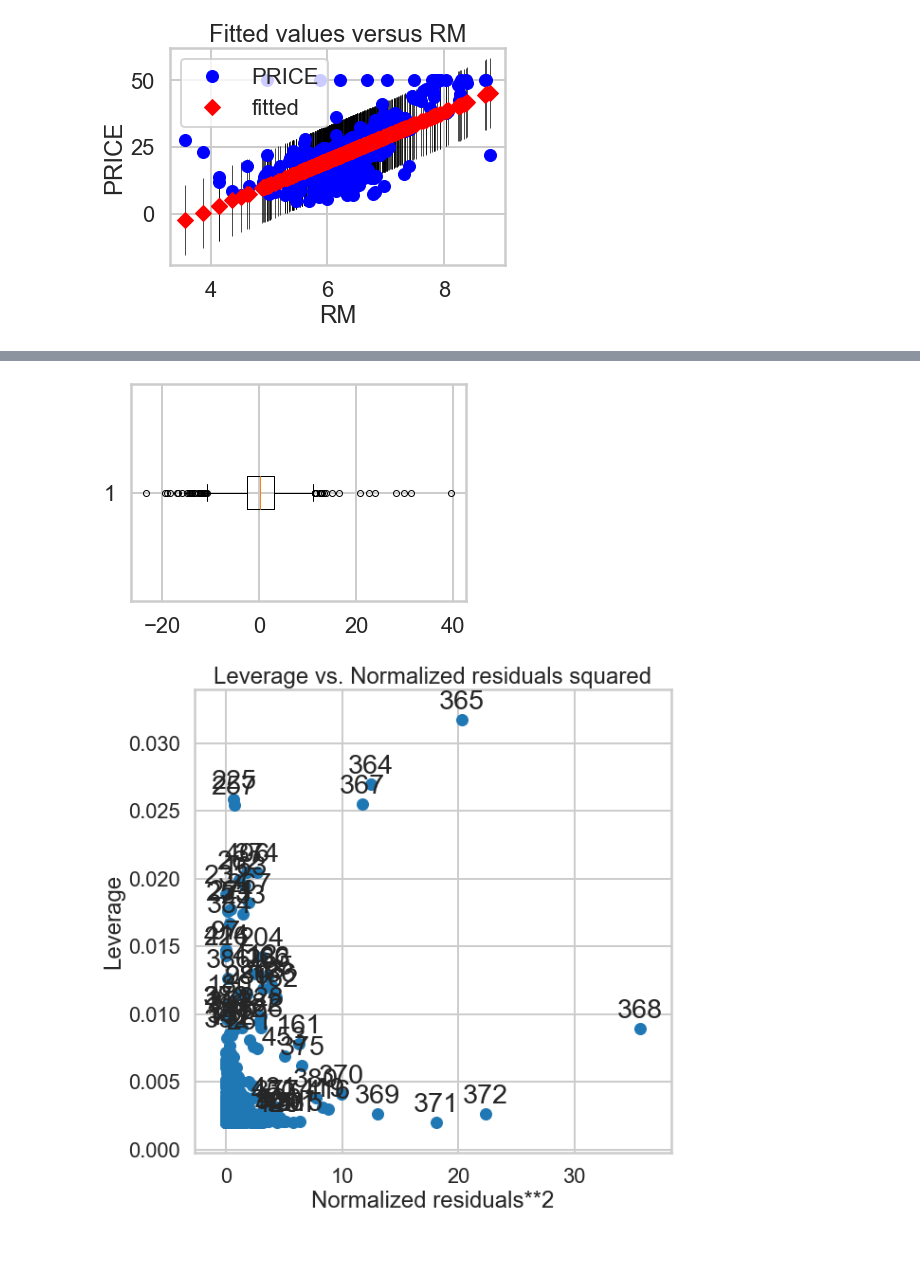
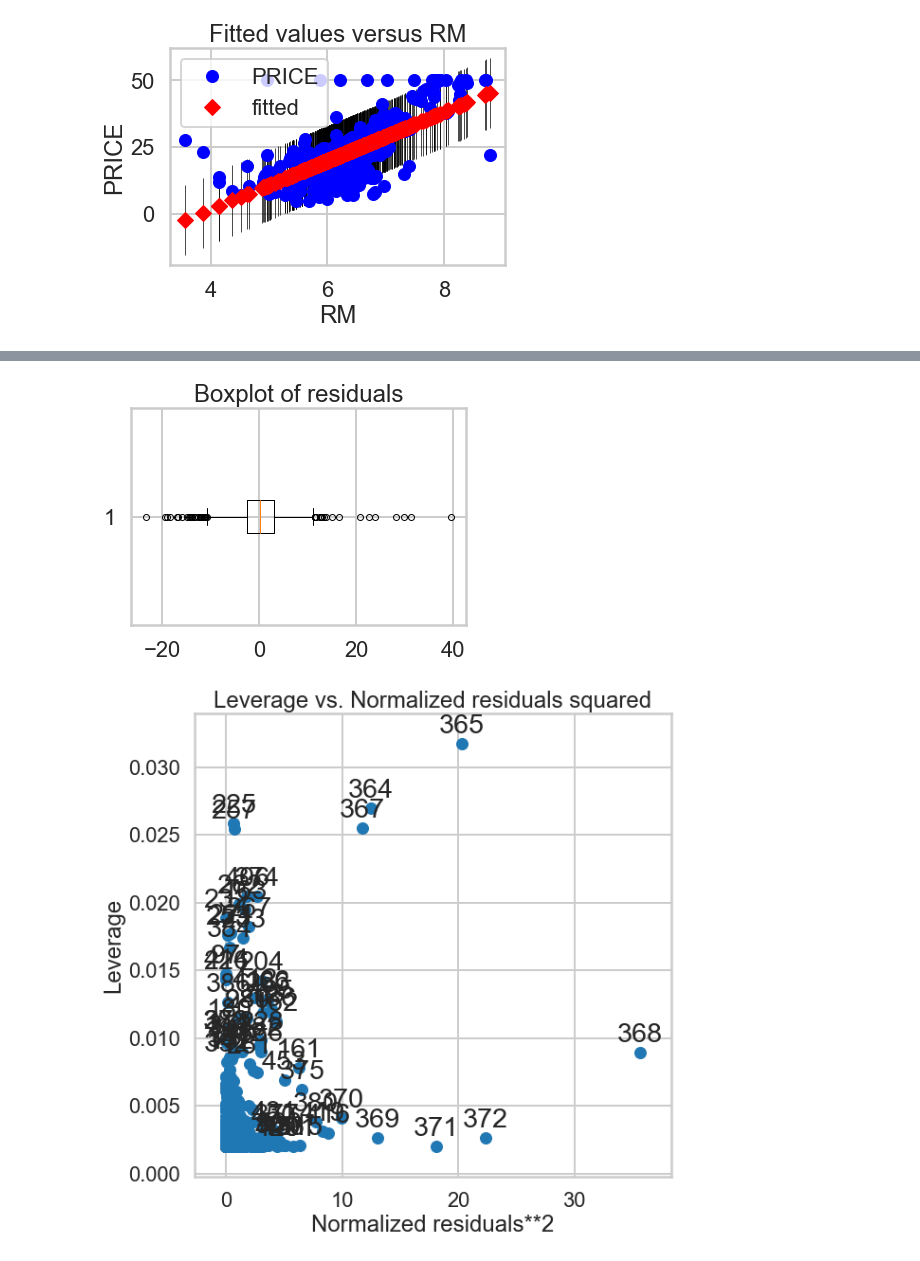
Before and after one commit to scottpenn/linear_regression, a Jupyter notebook: Mini_Project_Linear_Regression.ipynb, the cells around one changed output, grey strips where cells are left out. Drawn from its saved outputs; the diff is of its cells as text; code cells hidden in the pictures.

```diff
--- a/Mini_Project_Linear_Regression.ipynb
+++ b/Mini_Project_Linear_Regression.ipynb
@@ -873,13 +873,14 @@ _ = qqplot(model.resid)
 # %%
 # I like to visualize outliers with a box plot.
 # An outlier in this case represents a house with many rooms but a low price,
 # or a house with few rooms but a high price.
 # These may occur when the other factors influencing price are strong enough.
 # For example, a house with few rooms but is situated in an area with low crime or close to employment.
 
 _ = plt.boxplot(model.resid, vert=False)
+_ = plt.title('Boxplot of residuals')
 # %% [output]
-[figure, old version]
+[figure, new version]
 # %%
 # I tried to fiddle with the annotaion setting on the leverage plot,
 # but could not find a way to remove or make them smaller.
```
Also changed, not shown: parts of 5 cells of this notebook.
